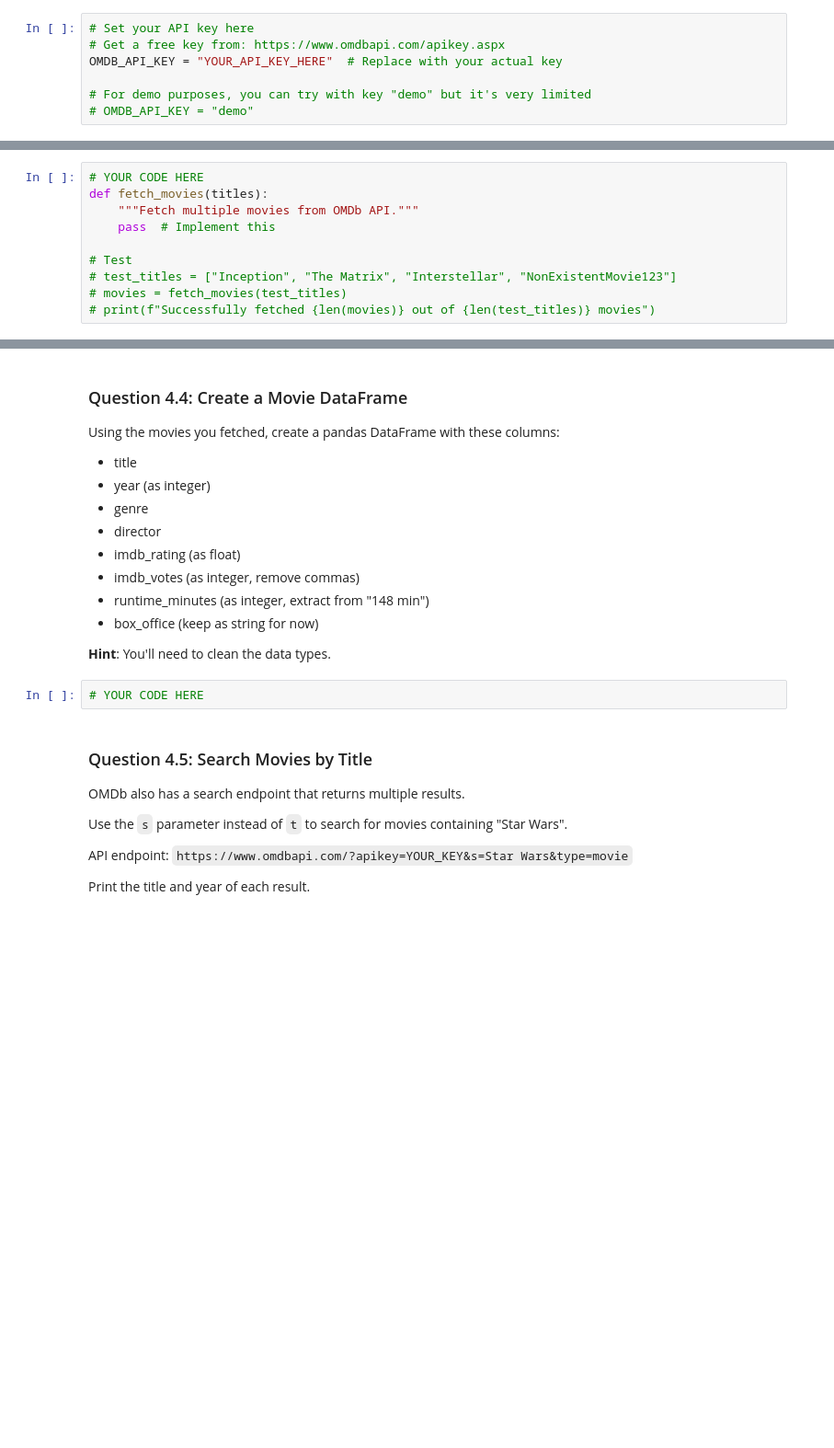
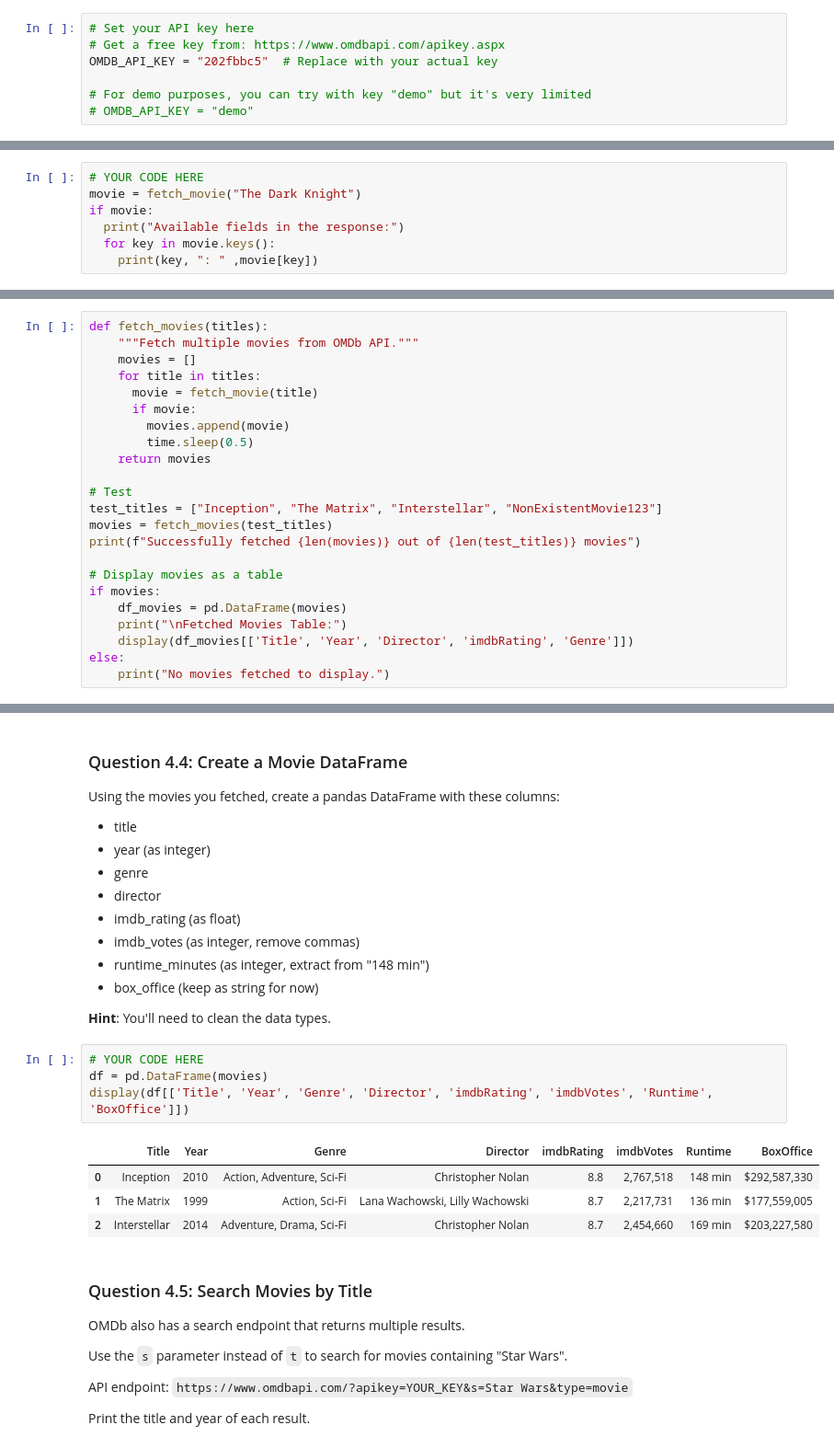
Before and after one commit to Destructor169/cs-203-stt-ai, a Jupyter notebook: labs/week01-data-collection-lab.ipynb, the cells around one changed output, grey strips where cells are left out. Shown at 92% size. Saved outputs shown, nothing was run; the diff lists cells and outputs as text; blank space fills up the shorter version.

```diff
--- a/labs/week01-data-collection-lab.ipynb
+++ b/labs/week01-data-collection-lab.ipynb
@@ -640,7 +669,7 @@ For this lab, we'll use a demo key that has limited functionality.
 # %%
 # Set your API key here
 # Get a free key from: https://www.omdbapi.com/apikey.aspx
-OMDB_API_KEY = "YOUR_API_KEY_HERE"  # Replace with your actual key
+OMDB_API_KEY = "202fbbc5"  # Replace with your actual key
 
 # For demo purposes, you can try with key "demo" but it's very limited
 # OMDB_API_KEY = "demo"
@@ -688,0 +722,7 @@ Which fields might be useful for predicting movie success?
+# %%
+# YOUR CODE HERE
+movie = fetch_movie("The Dark Knight")
+if movie:
+  print("Available fields in the response:")
+  for key in movie.keys():
+    print(key, ": " ,movie[key])
@@ -697,12 +812,25 @@ Create a function `fetch_movies(titles)` that:
 
 Test it with: `["Inception", "The Matrix", "Interstellar", "NonExistentMovie123"]`
 # %%
-# YOUR CODE HERE
 def fetch_movies(titles):
     """Fetch multiple movies from OMDb API."""
-    pass  # Implement this
+    movies = []
+    for title in titles:
+      movie = fetch_movie(title)
+      if movie:
+        movies.append(movie)
+        time.sleep(0.5)
+    return movies
 
 # Test
-# test_titles = ["Inception", "The Matrix", "Interstellar", "NonExistentMovie123"]
-# movies = fetch_movies(test_titles)
-# print(f"Successfully fetched {len(movies)} out of {len(test_titles)} movies")
+test_titles = ["Inception", "The Matrix", "Interstellar", "NonExistentMovie123"]
+movies = fetch_movies(test_titles)
+print(f"Successfully fetched {len(movies)} out of {len(test_titles)} movies")
+
+# Display movies as a table
+if movies:
+    df_movies = pd.DataFrame(movies)
+    print("\nFetched Movies Table:")
+    display(df_movies[['Title', 'Year', 'Director', 'imdbRating', 'Genre']])
+else:
+    print("No movies fetched to display.")
@@ -720,8 +857,15 @@ Using the movies you fetched, create a pandas DataFrame with these columns:
 - box_office (keep as string for now)
 
 **Hint**: You'll need to clean the data types.
-# %%
-# YOUR CODE HERE
+# %%
+# YOUR CODE HERE
+df = pd.DataFrame(movies)
+display(df[['Title', 'Year', 'Genre', 'Director', 'imdbRating', 'imdbVotes', 'Runtime', 'BoxOffice']])
+# %% [output]
+|  | Title | Year | Genre | Director | imdbRating | imdbVotes | Runtime | BoxOffice |
+| 0 | Inception | 2010 | Action, Adventure, Sci-Fi | Christopher Nolan | 8.8 | 2,767,518 | 148 min | $292,587,330 |
+| 1 | The Matrix | 1999 | Action, Sci-Fi | Lana Wachowski, Lilly Wachowski | 8.7 | 2,217,731 | 136 min | $177,559,005 |
+| 2 | Interstellar | 2014 | Adventure, Drama, Sci-Fi | Christopher Nolan | 8.7 | 2,454,660 | 169 min | $203,227,580 |
 # %% [markdown]
 ### Question 4.5: Search Movies by Title
 
```
Also changed, not shown: parts of 6 cells of this notebook.
